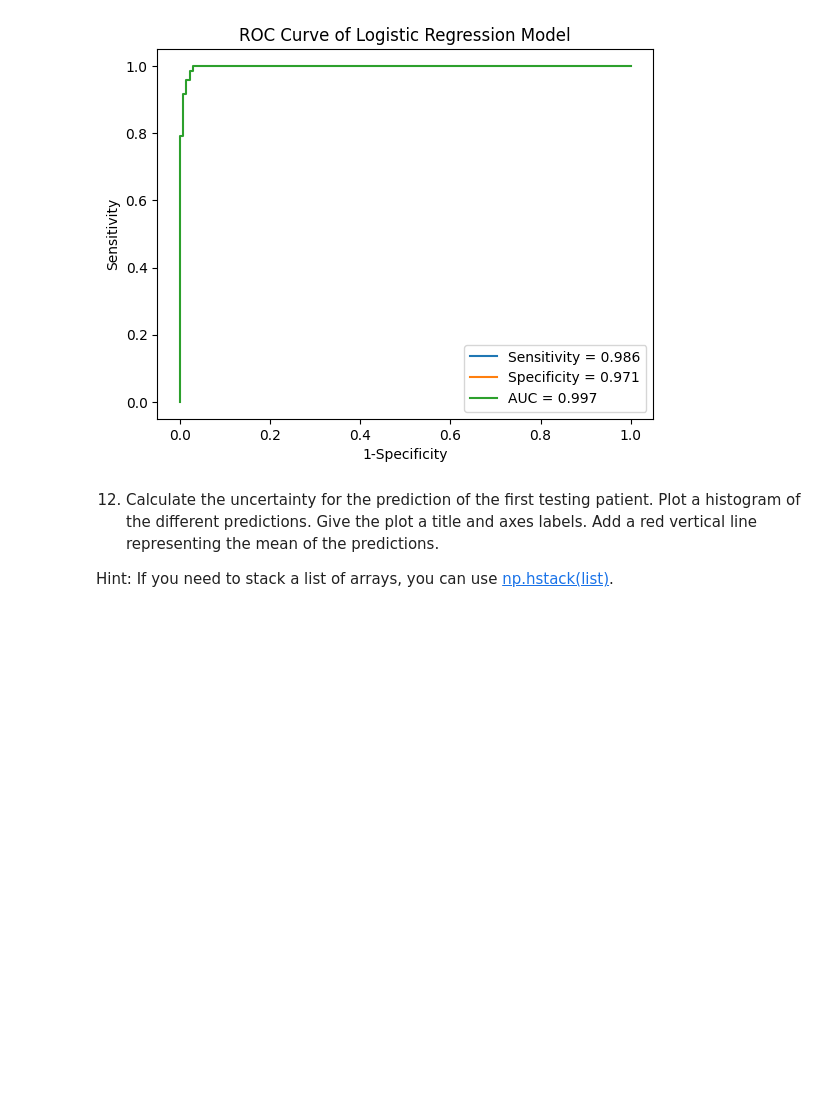
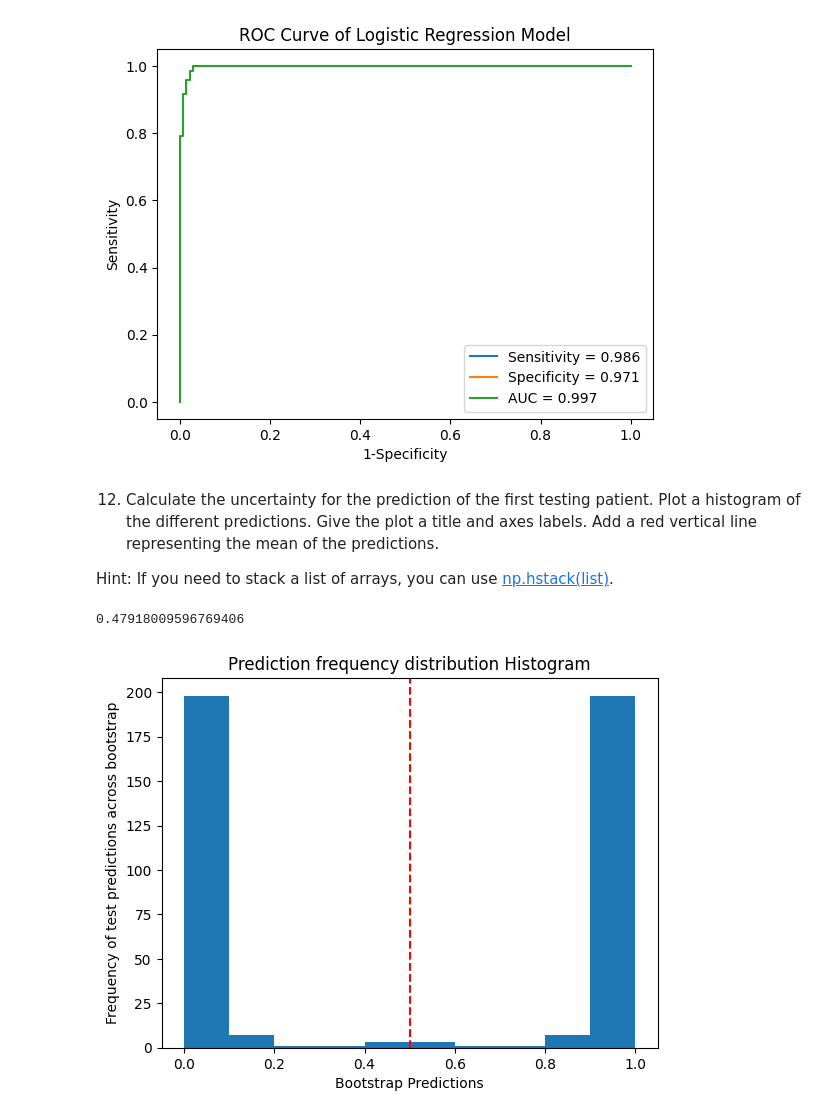
Before and after one commit to andytyuan2/DATASCI-3000, a Jupyter notebook: Homework 4 - Clean.ipynb, the cells around one changed output. Saved outputs shown, nothing was run; the diff lists cells and outputs as text; code cells hidden in the pictures; blank space fills up the shorter version.

```diff
--- a/Homework 4 - Clean.ipynb
+++ b/Homework 4 - Clean.ipynb
@@ -406,3 +406,19 @@ plt.show()
 12. Calculate the uncertainty for the prediction of the first testing patient.  Plot a histogram of the different predictions. Give the plot a title and axes labels. Add a red vertical line representing the mean of the predictions.
 
 Hint: If you need to stack a list of arrays, you can use [np.hstack(list)](https://numpy.org/doc/stable/reference/generated/numpy.hstack.html).
+# %%
+test_prediction_first = logit_pipe2.predict_proba(Xtest2[:1])[:,1]
+bootstrap_preds = np.hstack(y_test_prediction)
+uncertainty = np.std(bootstrap_preds)
+print(f"The uncertainty of the first testing patient is {uncertainty}")
+# %% [output]
+0.47918009596769406
+# %%
+plt.hist(bootstrap_preds)
+plt.xlabel("Bootstrap Predictions")
+plt.ylabel("Frequency of test predictions across bootstrap")
+plt.title("Prediction frequency distribution Histogram")
+plt.axvline(bootstrap_preds.mean(), color='r', linestyle='dashed')
+plt.show()
+# %% [output]
+[figure, added]
```
Also changed, not shown: parts of 5 cells of this notebook, 1 other file.
